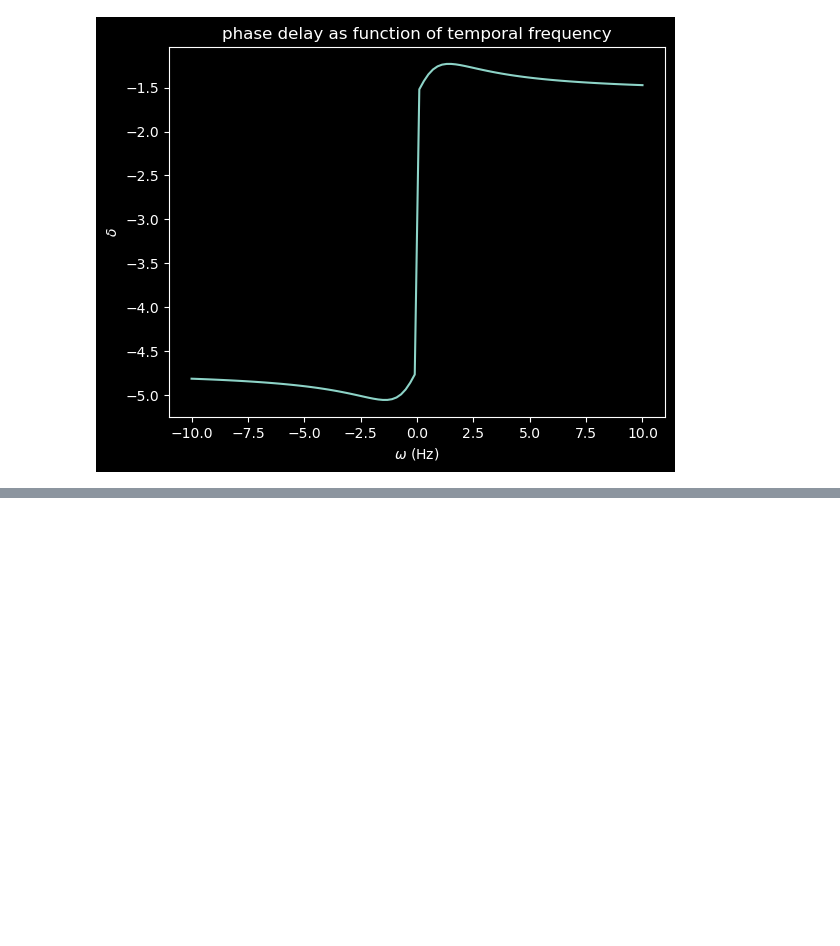
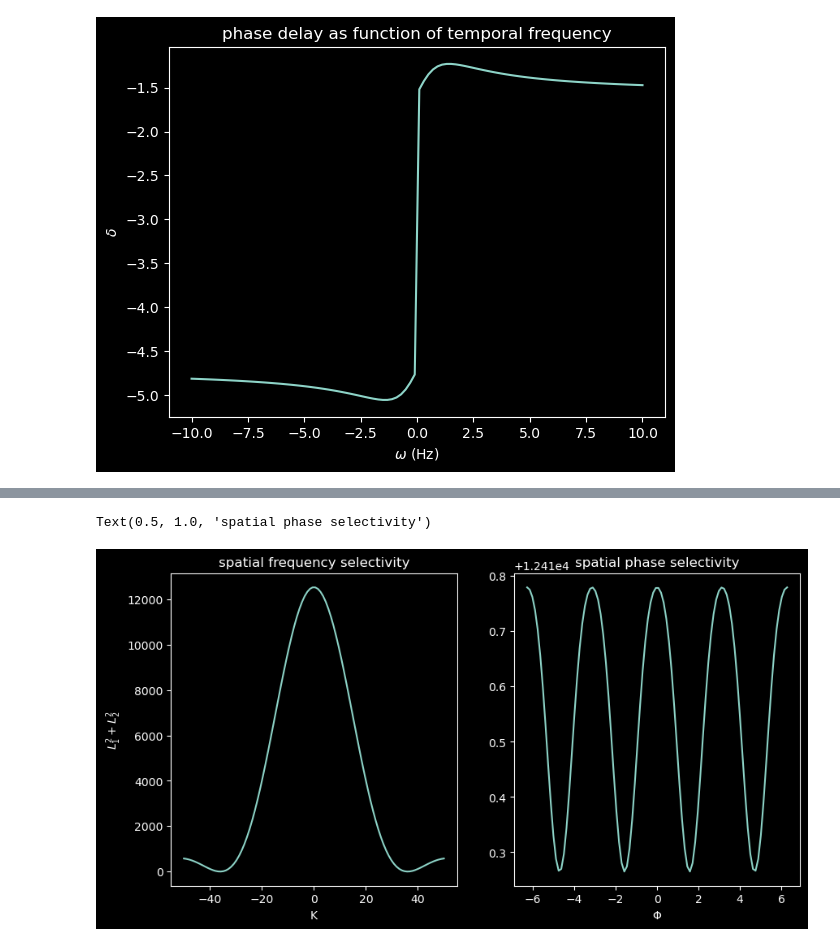
Before and after one commit to polsen99/theoretical_neuroscience, a Jupyter notebook: ch2.ipynb, the cells around one changed output, grey strips where cells are left out. Cells and saved outputs as stored; diff of their text form; code cells hidden in the pictures; blank space fills up the shorter version.

```diff
--- a/ch2.ipynb
+++ b/ch2.ipynb
@@ -528,0 +588,46 @@ Text(0.5, 1.0, 'phase delay as function of temporal frequency')
+# %%
+def complex_stim(x, y, K, theta, phi):
+    return A * np.cos(K * x * np.cos(theta) + K * y * np.sin(theta) - phi)
+
+def complex_ls(x, y, K, theta=0, phi=0):
+    return Ds(x, y) * complex_stim(x, y, K, theta, phi)
+
+def get_ls(K, phi):
+    int_range = 5 * sigma_x
+    ls, _ = dblquad(complex_ls, -int_range, int_range, lambda _: -int_range, lambda _: int_range, args=(K, phi))
+    return ls
+# %%
+k_vals = np.linspace(-50, 50, 100)
+A = 5
+k_response_vals = []
+l1_phi = 0
+l2_phi = -np.pi / 2
+for K in k_vals:
+    l1 = get_ls(K, l1_phi)
+    l2 = get_ls(K, l2_phi)
+    response = l1**2 + l2**2
+    k_response_vals.append(response)
+
+phi_vals = np.linspace(-2*np.pi, 2*np.pi, 100)
+k = 2
+
+phi_response_vals = []
+for p in phi_vals:
+    l1 = get_ls(k, p)
+    l2 = get_ls(k, p)
+    response = l1**2 + l2**2
+    phi_response_vals.append(response)
+# %%
+fig, ax = plt.subplots(1, 2, figsize=(10, 5))
+
+ax[0].plot(k_vals, k_response_vals)
+ax[0].set_xlabel('K')
+ax[0].set_ylabel('$L_1^2 + L_2^2$')
+ax[0].set_title('spatial frequency selectivity')
+
+ax[1].plot(phi_vals, phi_response_vals)
+ax[1].set_xlabel('$\Phi$')
+ax[1].set_title('spatial phase selectivity')
+# %% [output]
+Text(0.5, 1.0, 'spatial phase selectivity')
+[figure, added]
```
Also changed, not shown: parts of 10 cells of this notebook.
